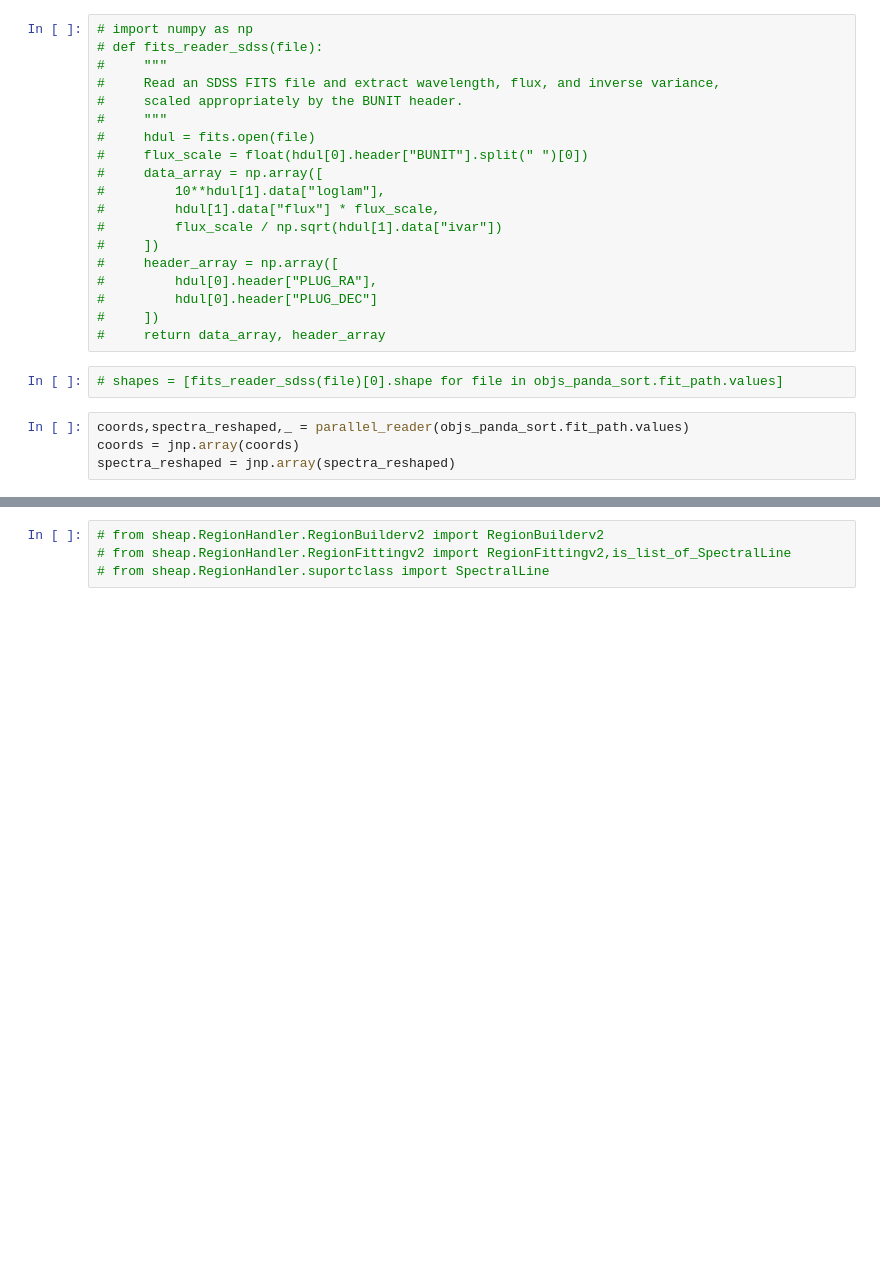
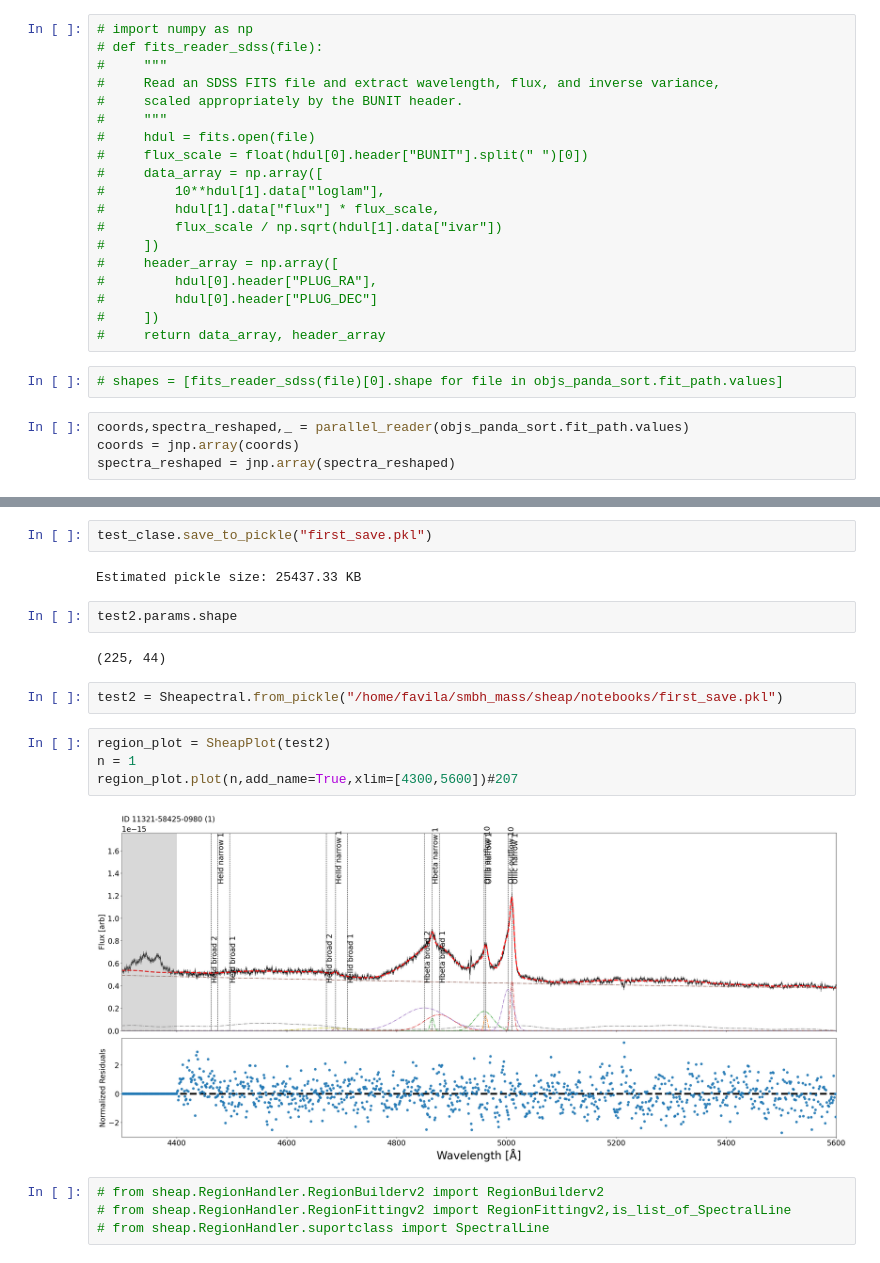
Before and after one commit to felavila/sheap, a Jupyter notebook: notebooks/building_complex_regions.ipynb, the cells around one changed output, grey strips where cells are left out. Cells and saved outputs as stored; diff of their text form; blank space fills up the shorter version.

```diff
--- a/notebooks/building_complex_regions.ipynb
+++ b/notebooks/building_complex_regions.ipynb
@@ -98,3 +203,19 @@ Spectra = test_clase.spectra
+# %%
+test_clase.save_to_pickle("first_save.pkl")
+# %% [output]
+Estimated pickle size: 25437.33 KB
+# %%
+test2.params.shape
+# %% [output]
+(225, 44)
+# %%
+test2 = Sheapectral.from_pickle("/home/favila/smbh_mass/sheap/notebooks/first_save.pkl")
+# %%
+region_plot = SheapPlot(test2)
+n = 1
+region_plot.plot(n,add_name=True,xlim=[4300,5600])#207
+# %% [output]
+[figure, added]
 # %%
 # from sheap.RegionHandler.RegionBuilderv2 import RegionBuilderv2
 # from sheap.RegionHandler.RegionFittingv2 import RegionFittingv2,is_list_of_SpectralLine
```
Also changed, not shown: parts of 34 cells of this notebook, 35 other files.
